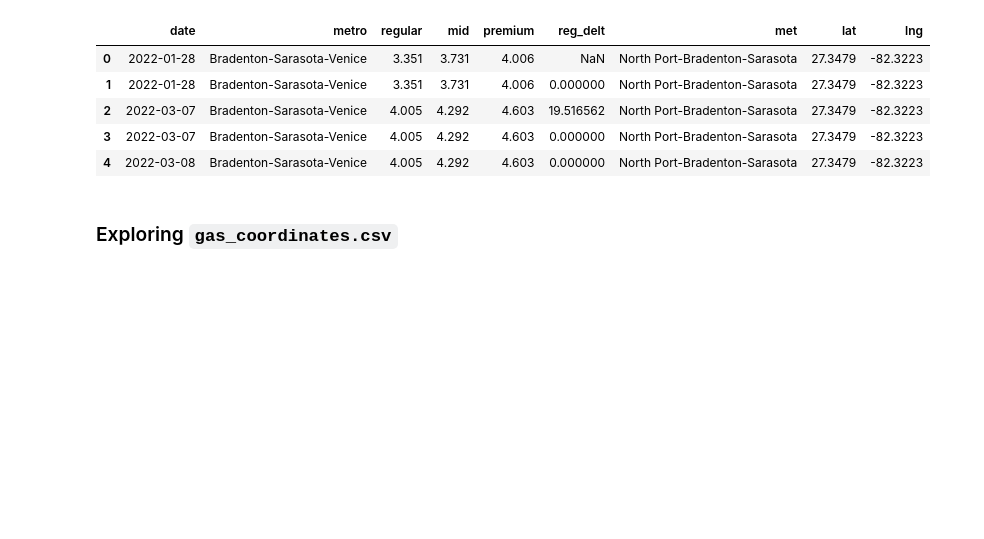
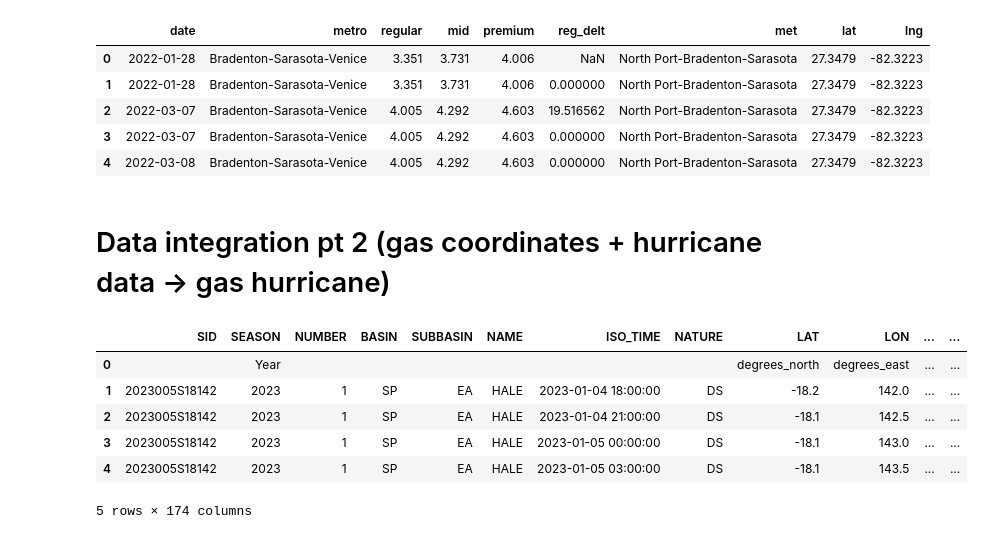
Before and after one commit to sofieappel/HurricanesAndGasPrices, a Jupyter notebook: gas_data_clean.ipynb, the cells around one changed output. Saved outputs shown, nothing was run; the diff lists cells and outputs as text; code cells hidden in the pictures; blank space fills up the shorter version.

```diff
--- a/gas_data_clean.ipynb
+++ b/gas_data_clean.ipynb
@@ -359,4 +357,4 @@ df_gas_coor.head()
 # %%
 df_gas_coor.to_csv("gas_coordinates.csv", index = False)
 # %% [markdown]
-### Exploring `gas_coordinates.csv`
+# Data integration pt 2 (gas coordinates + hurricane data -> gas hurricane)
@@ -362,0 +363,13 @@ df_gas_coor.to_csv("gas_coordinates.csv", index = False)
+# %%
+path = "/Users/Local/hurricanes_data.csv"
+
+df_canes = pd.read_csv(path)
+df_canes.head()
+# %% [output]
+|  | SID | SEASON | NUMBER | BASIN | SUBBASIN | NAME | ISO_TIME | NATURE | LAT | LON | ... | ... |
+| 0 |  | Year |  |  |  |  |  |  | degrees_north | degrees_east | ... | ... |
+| 1 | 2023005S18142 | 2023 | 1 | SP | EA | HALE | 2023-01-04 18:00:00 | DS | -18.2 | 142.0 | ... | ... |
+| 2 | 2023005S18142 | 2023 | 1 | SP | EA | HALE | 2023-01-04 21:00:00 | DS | -18.1 | 142.5 | ... | ... |
+| 3 | 2023005S18142 | 2023 | 1 | SP | EA | HALE | 2023-01-05 00:00:00 | DS | -18.1 | 143.0 | ... | ... |
+| 4 | 2023005S18142 | 2023 | 1 | SP | EA | HALE | 2023-01-05 03:00:00 | DS | -18.1 | 143.5 | ... | ... |
+5 rows × 174 columns
```
Also changed, not shown: parts of 6 cells of this notebook.
